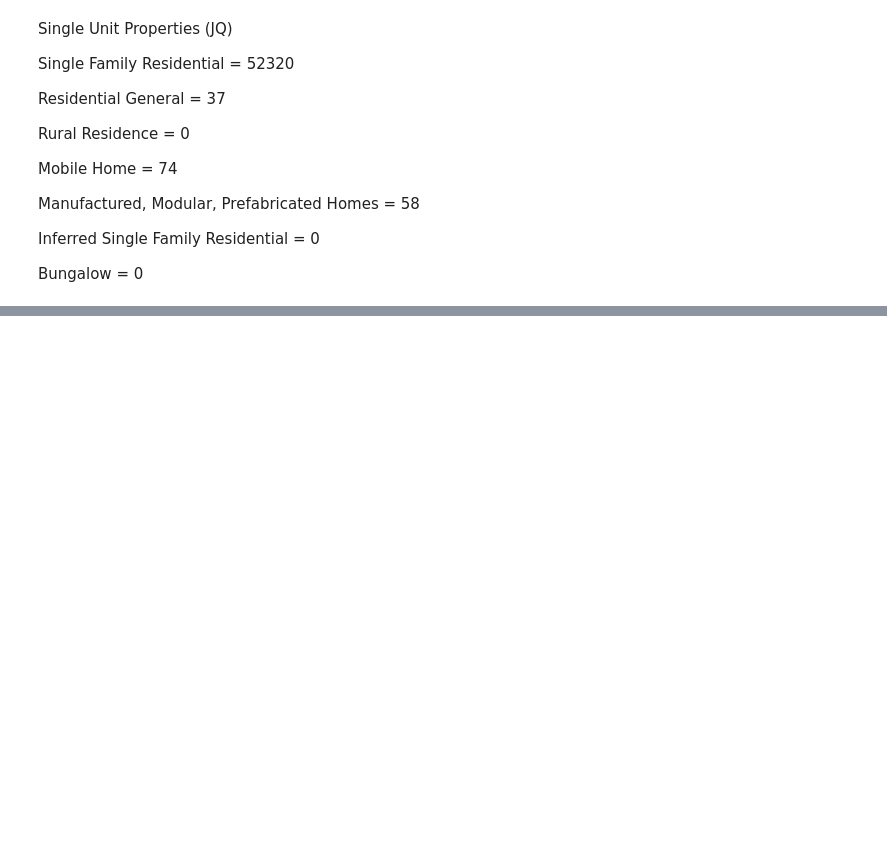
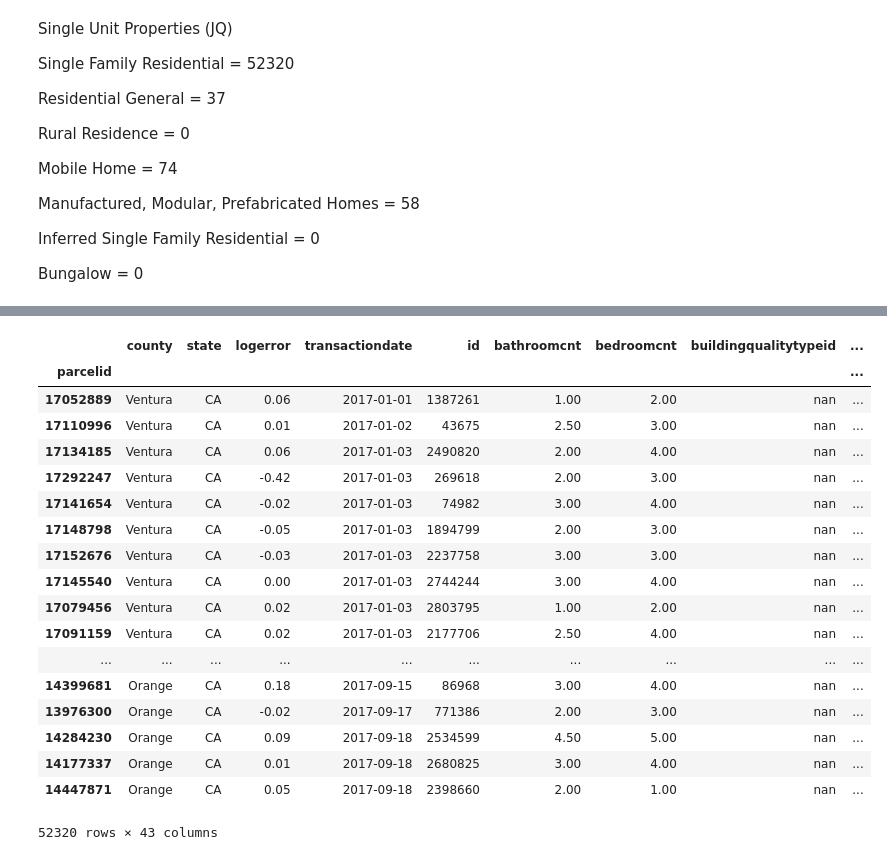
Before and after one commit to Jacqueline-A-Shay/ds-methodologies-exercises, a Jupyter notebook: clustering/zillow.ipynb, the cells around one changed output, grey strips where cells are left out. Saved outputs shown, nothing was run; the diff lists cells and outputs as text; code cells hidden in the pictures; blank space fills up the shorter version.

```diff
--- a/clustering/zillow.ipynb
+++ b/clustering/zillow.ipynb
@@ -216,3 +375,2 @@ Bungalow = 0
 # %%
-
-df.propertylandusedesc == ['Single Family Residential', 'Residentail General', 'Mobile Home', 'Manufactured, Modular, Prefabricated ']
+df = df [df.propertylandusedesc == "Single Family Residential"]
@@ -220,0 +385,10 @@ df.propertylandusedesc == ['Single Family Residential', 'Residentail General', '
+# %%
+# remove unit counts of two and three
+df = df [(df.unitcnt != 2) | (df.unitcnt != 3)]
+# %%
+def handle_missing_values(df, prop_required_column, prop_required_row):
+    threshold = int(round(prop_required_column*len(df.index),0))
+    df.dropna(axis=1, thresh=threshold, inplace=True)
+    threshold = int(round(prop_required_row*len(df.columns),0))
+    df.dropna(axis=0, thresh=threshold, inplace=True)
+    return df
@@ -220,0 +420,23 @@ df.propertylandusedesc == ['Single Family Residential', 'Residentail General', '
+# %%
+# remove values that are missing 99% of their values
+handle_missing_values(df, .1, .1)
+# %% [output]
+|  | county | state | logerror | transactiondate | id | bathroomcnt | bedroomcnt | buildingqualitytypeid | ... |
+| parcelid |  |  |  |  |  |  |  |  | ... |
+| 17052889 | Ventura | CA | 0.06 | 2017-01-01 | 1387261 | 1.00 | 2.00 | nan | ... |
+| 17110996 | Ventura | CA | 0.01 | 2017-01-02 | 43675 | 2.50 | 3.00 | nan | ... |
+| 17134185 | Ventura | CA | 0.06 | 2017-01-03 | 2490820 | 2.00 | 4.00 | nan | ... |
+| 17292247 | Ventura | CA | -0.42 | 2017-01-03 | 269618 | 2.00 | 3.00 | nan | ... |
+| 17141654 | Ventura | CA | -0.02 | 2017-01-03 | 74982 | 3.00 | 4.00 | nan | ... |
+| 17148798 | Ventura | CA | -0.05 | 2017-01-03 | 1894799 | 2.00 | 3.00 | nan | ... |
+| 17152676 | Ventura | CA | -0.03 | 2017-01-03 | 2237758 | 3.00 | 3.00 | nan | ... |
+| 17145540 | Ventura | CA | 0.00 | 2017-01-03 | 2744244 | 3.00 | 4.00 | nan | ... |
+| 17079456 | Ventura | CA | 0.02 | 2017-01-03 | 2803795 | 1.00 | 2.00 | nan | ... |
+| 17091159 | Ventura | CA | 0.02 | 2017-01-03 | 2177706 | 2.50 | 4.00 | nan | ... |
+| ... | ... | ... | ... | ... | ... | ... | ... | ... | ... |
+| 14399681 | Orange | CA | 0.18 | 2017-09-15 | 86968 | 3.00 | 4.00 | nan | ... |
+| 13976300 | Orange | CA | -0.02 | 2017-09-17 | 771386 | 2.00 | 3.00 | nan | ... |
+| 14284230 | Orange | CA | 0.09 | 2017-09-18 | 2534599 | 4.50 | 5.00 | nan | ... |
+| 14177337 | Orange | CA | 0.01 | 2017-09-18 | 2680825 | 3.00 | 4.00 | nan | ... |
+| 14447871 | Orange | CA | 0.05 | 2017-09-18 | 2398660 | 2.00 | 1.00 | nan | ... |
+52320 rows × 43 columns
```
Also changed, not shown: parts of 23 cells of this notebook, 5 other files.
